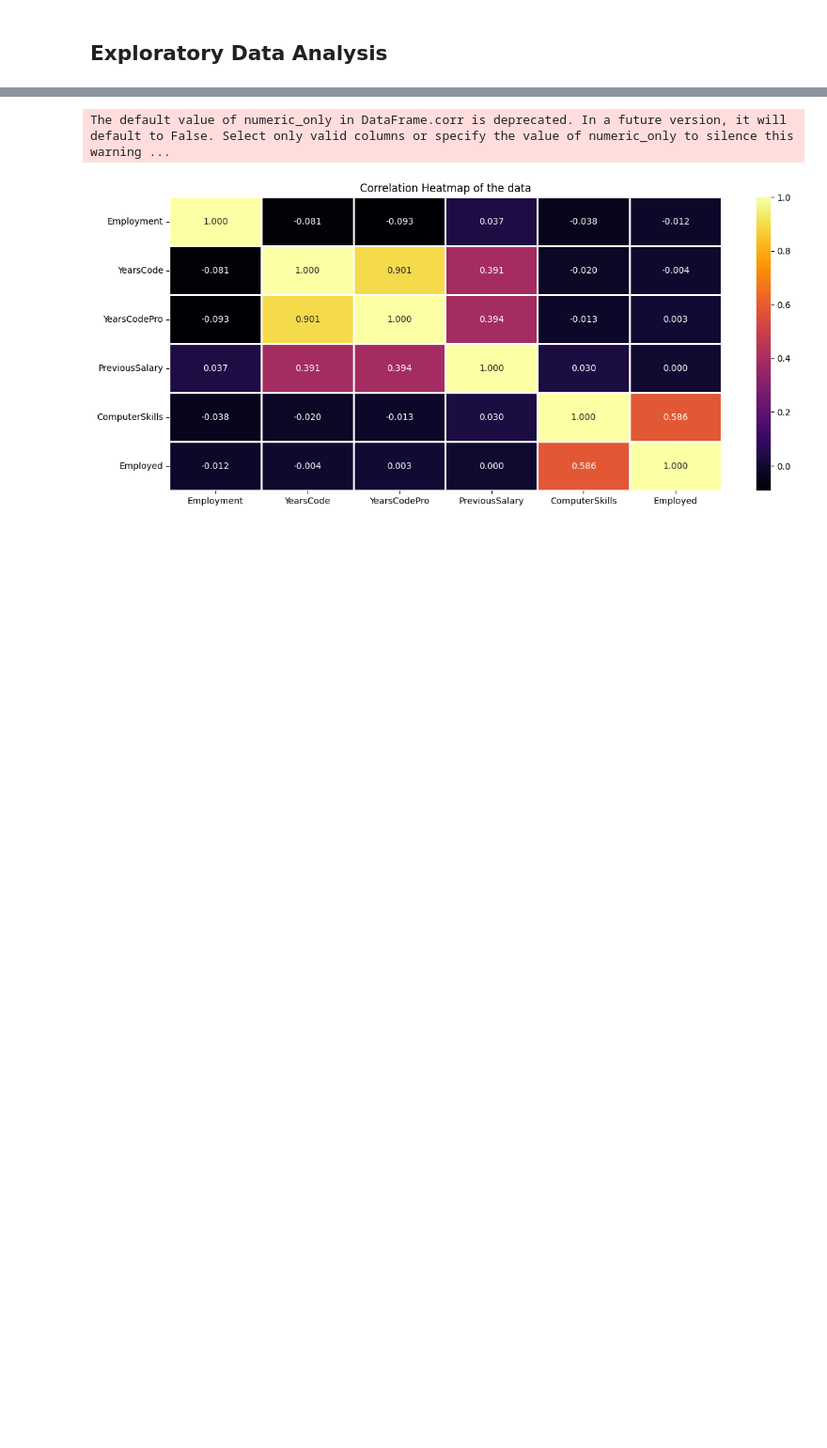
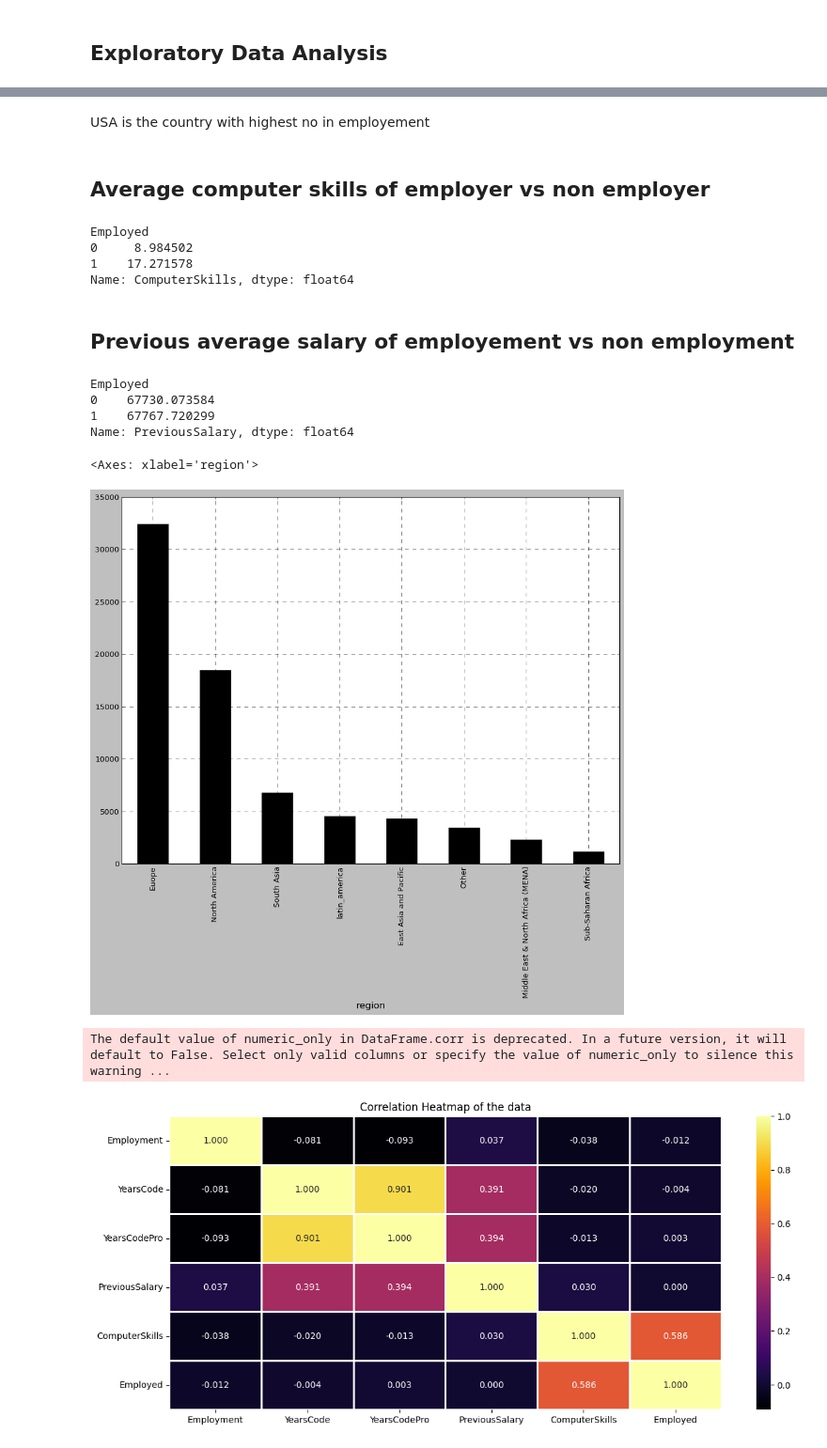
Before and after one commit to Abdul675/Project, a Jupyter notebook: Machine_learning_Project.ipynb, the cells around one changed output, grey strips where cells are left out. Shown: that part at 94% size. Cells and saved outputs as stored; diff of their text form; code cells hidden in the pictures; blank space fills up the shorter version.

```diff
--- a/Machine_learning_Project.ipynb
+++ b/Machine_learning_Project.ipynb
@@ -101,3 +286,51 @@ plt.show()
+# %% [markdown]
+USA is the country with highest no in employement
+# %% [markdown]
+## Average computer skills of employer vs non employer
+# %%
+df_av_cs = df.groupby('Employed')['ComputerSkills'].mean()
+df_av_cs
+# %% [output]
+Employed
+0     8.984502
+1    17.271578
+Name: ComputerSkills, dtype: float64
+# %% [markdown]
+## Previous average salary of employement vs non employment
+# %%
+df_avg_sal = df.groupby('Employed')['PreviousSalary'].mean()
+df_avg_sal
+# %% [output]
+Employed
+0    67730.073584
+1    67767.720299
+Name: PreviousSalary, dtype: float64
+# %%
+def segment_country(country):
+    if country in ['Bangladesh', 'India', 'Pakistan', 'Sri Lanka', 'Nepal', 'Maldives']:
+        return 'South Asia'
+    elif country in ['Sweden', 'Spain', 'Germany', 'France', 'Switzerland', 'United Kingdom of Great Britain and Northern Ireland','Russian Federation', 'Bulgaria', 'Greece', 'Italy', 'Netherlands', 'Poland', 'Hungary', 'Romania','Lithuania', 'Ukraine', 'Croatia', 'Georgia', 'Denmark', 'Ireland', 'Portugal', 'Slovakia', 'Finland','Austria', 'Norway', 'Serbia', 'Malta', 'Czech Republic', 'Belarus', 'Slovenia', 'The former Yugoslav Republic of Macedonia', 'Armenia', 'Estonia', 'Latvia', 'Luxembourg', 'Iceland', 'Cyprus']:
+        return 'Euope'
+    elif country in ['Canada', 'United States of America', 'Mexico', 'Costa Rica', 'Dominican Republic', 'Guatemala','Saint Lucia', 'Saint Vincent and the Grenadines', 'Suriname']:
+         return 'North America'
+    elif country in ['Brazil', 'Chile', 'Argentina', 'Colombia', 'Bolivia', 'Peru', 'Uruguay','Venezuela, Bolivarian Republic of...', 'Ecuador']:
+        return 'latin_america'
+    elif country in ['Turkey', 'Israel', 'Lebanon', 'Bahrain', 'Egypt', 'United Arab Emirates', 'Algeria', 'Jordan', 'Tunisia','Syrian Arab Republic', 'Qatar', 'Djibouti']:
+        return 'Middle East & North Africa (MENA)'
+    elif country in ['Nigeria', 'Kenya', 'Madagascar', 'Zambia', 'South Africa', 'Botswana', 'Gambia', 'Burkina Faso', 'Seychelles', 'Malawi', 'Somalia', 'Niger', 'Liberia', 'Burundi', 'Mauritania', 'Mali', 'Democratic Republic of the Congo']:
+        return 'Sub-Saharan Africa'
+    elif country in ['Singapore', 'Viet Nam', 'Indonesia', 'Malaysia', 'Hong Kong (S.A.R.)', 'Japan', 'South Korea', 'Philippines', 'Taiwan', 'China', 'Mongolia', 'Timor-Leste', 'Fiji', 'Kazakhstan', 'Uzbekistan', "Lao People's Democratic Republic", 'Australia']:
+        return 'East Asia and Pacific'
+    else:
+        return 'Other'
+# %%
+df['region'] = df['Country'].apply(segment_country)
+# %%
+plt.figure(figsize=(14,10))
+df['region'].value_counts().plot(kind='bar')
+# %% [output]
+<Axes: xlabel='region'>
+[figure, added]
 # %%
 correlation_matrix = df.corr()
 plt.figure(figsize=(14,6))
```
Also changed, not shown: parts of 31 cells of this notebook.
